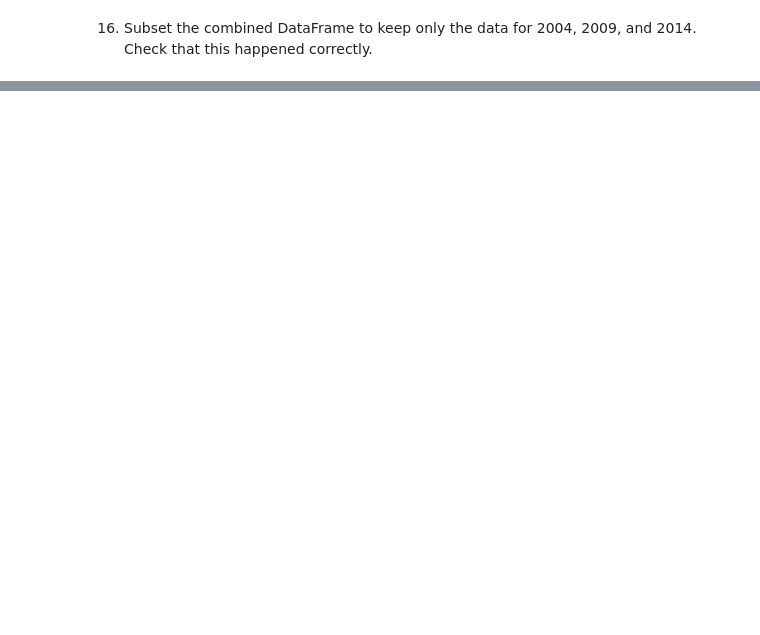
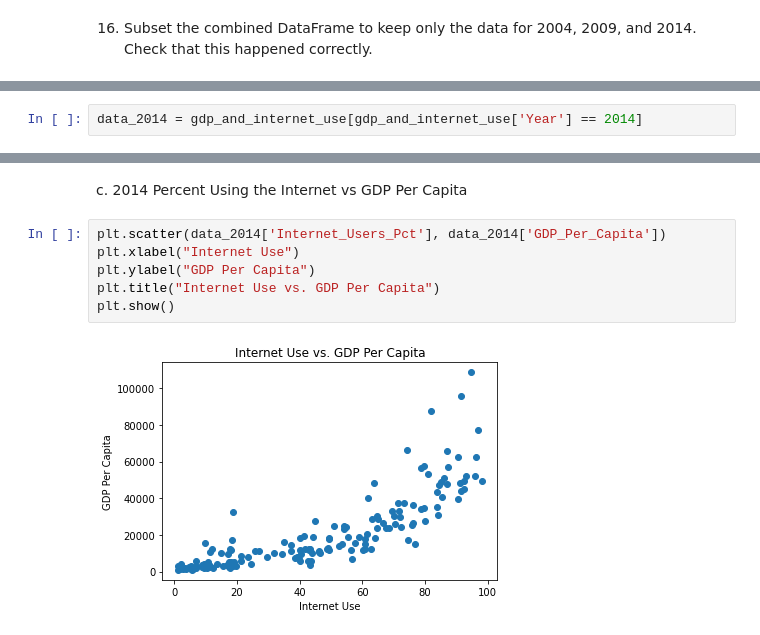
Before and after one commit to JasonCarless/gdp-and-internet-usage-JasonCarless, a Jupyter notebook: Notebook/notebook.ipynb, the cells around one changed output, grey strips where cells are left out. Saved outputs shown, nothing was run; the diff lists cells and outputs as text; blank space fills up the shorter version.

```diff
--- a/Notebook/notebook.ipynb
+++ b/Notebook/notebook.ipynb
@@ -176,0 +220,2 @@ print(gdp_and_internet_use)
+# %%
+data_2014 = gdp_and_internet_use[gdp_and_internet_use['Year'] == 2014]
@@ -176,0 +288,10 @@ print(gdp_and_internet_use)
+# %% [markdown]
+c. 2014 Percent Using the Internet vs GDP Per Capita
+# %%
+plt.scatter(data_2014['Internet_Users_Pct'], data_2014['GDP_Per_Capita'])
+plt.xlabel("Internet Use")
+plt.ylabel("GDP Per Capita")
+plt.title("Internet Use vs. GDP Per Capita")
+plt.show()
+# %% [output]
+[figure, added]
```
Also changed, not shown: parts of 33 cells of this notebook.
